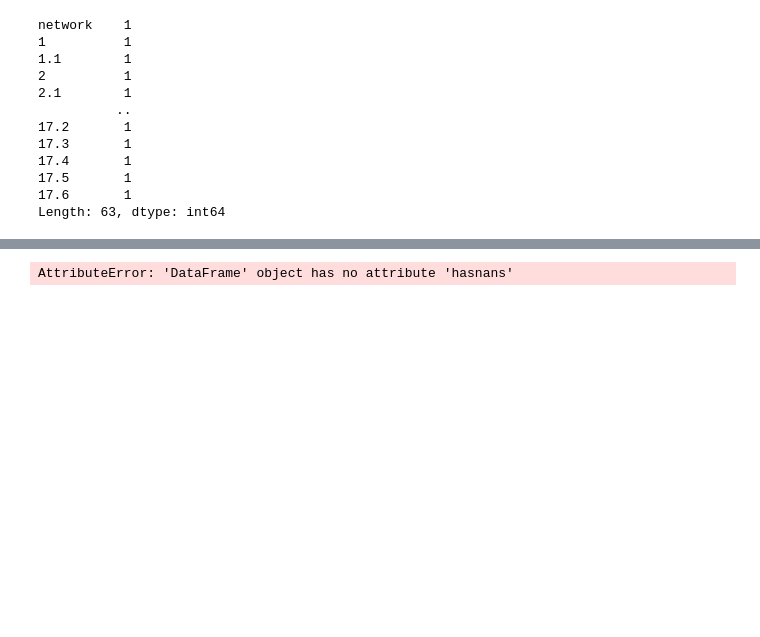
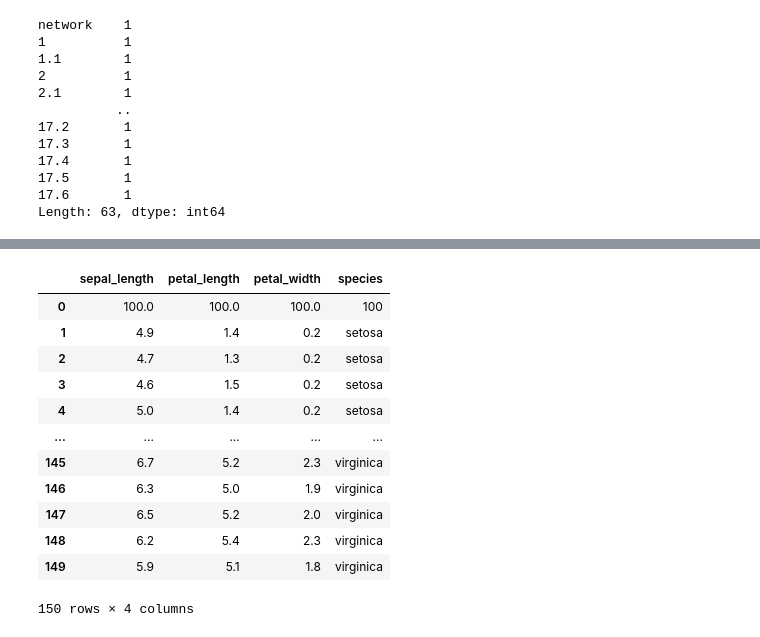
Before and after one commit to Yashshakya1/Data_Science_macbook, a Jupyter notebook: data science(self learning)/pandes/practice.ipynb, the cells around one changed output, grey strips where cells are left out. Cells and saved outputs as stored; diff of their text form; code cells hidden in the pictures; blank space fills up the shorter version.

```diff
--- a/data science(self learning)/pandes/practice.ipynb
+++ b/data science(self learning)/pandes/practice.ipynb
@@ -221,5 +238,24 @@ Length: 63, dtype: int64
+# %%
+# Check which rows in 'sepal_length' column have values 5.1 or 23
+df['sepal_length'].isin([5.1,23])
+# Filter the dataframe to only show rows where 'sepal_length' is either 5.1 or 23
+df[df['sepal_length'].isin([5.1,23])] = 100
 # %%
-import pandas as pd
-data_set.
+li = [32,35,46,5,76,76,76,6,65,34]
+data = pd.Series(li)
-# %% [output]
-AttributeError: 'DataFrame' object has no attribute 'hasnans'
+# %%
+df
+# %% [output]
+|  | sepal_length | petal_length | petal_width | species |
+| 0 | 100.0 | 100.0 | 100.0 | 100 |
+| 1 | 4.9 | 1.4 | 0.2 | setosa |
+| 2 | 4.7 | 1.3 | 0.2 | setosa |
+| 3 | 4.6 | 1.5 | 0.2 | setosa |
+| 4 | 5.0 | 1.4 | 0.2 | setosa |
+| ... | ... | ... | ... | ... |
+| 145 | 6.7 | 5.2 | 2.3 | virginica |
+| 146 | 6.3 | 5.0 | 1.9 | virginica |
+| 147 | 6.5 | 5.2 | 2.0 | virginica |
+| 148 | 6.2 | 5.4 | 2.3 | virginica |
+| 149 | 5.9 | 5.1 | 1.8 | virginica |
+150 rows × 4 columns
```
Also changed, not shown: parts of 2 cells of this notebook, 2 other files.
